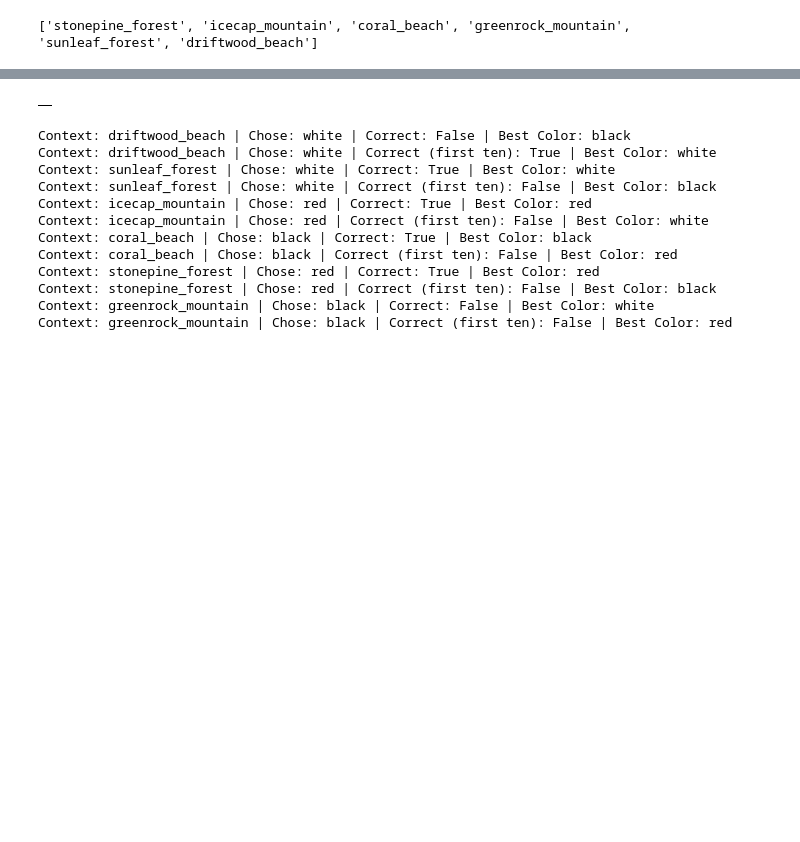
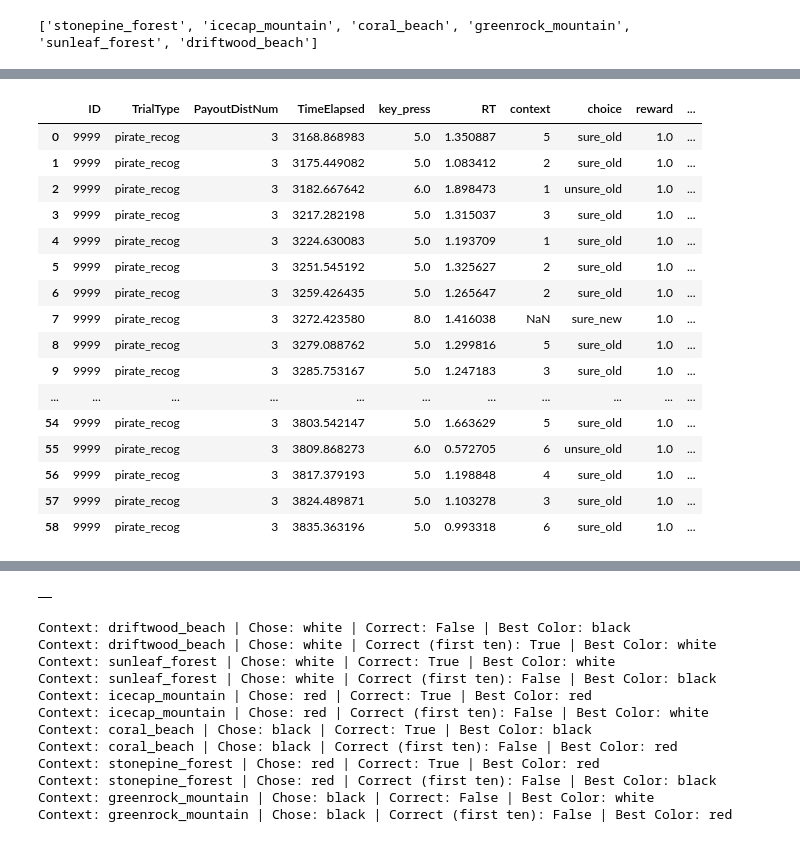
Before and after one commit to RohinPalsule/CB-PsychoPy, a Jupyter notebook: run_exp/kidGB_analysis.ipynb, the cells around one changed output, grey strips where cells are left out. Saved outputs shown, nothing was run; the diff lists cells and outputs as text; code cells hidden in the pictures; blank space fills up the shorter version.

```diff
--- a/run_exp/kidGB_analysis.ipynb
+++ b/run_exp/kidGB_analysis.ipynb
@@ -58,4 +73,4 @@ print(unique_locations)
 ['stonepine_forest', 'icecap_mountain', 'coral_beach', 'greenrock_mountain', 'sunleaf_forest', 'driftwood_beach']
 # %%
 df_individual['reward'] = pd.to_numeric(df_individual['reward'], errors='coerce')
-df_individual[df_individual['TrialType']=='pirate_recog'].dropna(axis=1, how='all').reset_index(drop='index')
+df_probe = df_individual[df_individual['TrialType']=='pirate_recog'].dropna(axis=1, how='all').reset_index(drop='index')
@@ -218 +77,22 @@ ValueError: Found input variables with inconsistent numbers of samples: [125, 12
+# %%
+df_probe = df_probe[0:59]
+df_probe
+# %% [output]
+|  | ID | TrialType | PayoutDistNum | TimeElapsed | key_press | RT | context | choice | reward | ... |
+| 0 | 9999 | pirate_recog | 3 | 3168.868983 | 5.0 | 1.350887 | 5 | sure_old | 1.0 | ... |
+| 1 | 9999 | pirate_recog | 3 | 3175.449082 | 5.0 | 1.083412 | 2 | sure_old | 1.0 | ... |
+| 2 | 9999 | pirate_recog | 3 | 3182.667642 | 6.0 | 1.898473 | 1 | unsure_old | 1.0 | ... |
+| 3 | 9999 | pirate_recog | 3 | 3217.282198 | 5.0 | 1.315037 | 3 | sure_old | 1.0 | ... |
+| 4 | 9999 | pirate_recog | 3 | 3224.630083 | 5.0 | 1.193709 | 1 | sure_old | 1.0 | ... |
+| 5 | 9999 | pirate_recog | 3 | 3251.545192 | 5.0 | 1.325627 | 2 | sure_old | 1.0 | ... |
+| 6 | 9999 | pirate_recog | 3 | 3259.426435 | 5.0 | 1.265647 | 2 | sure_old | 1.0 | ... |
+| 7 | 9999 | pirate_recog | 3 | 3272.423580 | 8.0 | 1.416038 | NaN | sure_new | 1.0 | ... |
+| 8 | 9999 | pirate_recog | 3 | 3279.088762 | 5.0 | 1.299816 | 5 | sure_old | 1.0 | ... |
+| 9 | 9999 | pirate_recog | 3 | 3285.753167 | 5.0 | 1.247183 | 3 | sure_old | 1.0 | ... |
+| ... | ... | ... | ... | ... | ... | ... | ... | ... | ... | ... |
+| 54 | 9999 | pirate_recog | 3 | 3803.542147 | 5.0 | 1.663629 | 5 | sure_old | 1.0 | ... |
+| 55 | 9999 | pirate_recog | 3 | 3809.868273 | 6.0 | 0.572705 | 6 | unsure_old | 1.0 | ... |
+| 56 | 9999 | pirate_recog | 3 | 3817.379193 | 5.0 | 1.198848 | 4 | sure_old | 1.0 | ... |
+| 57 | 9999 | pirate_recog | 3 | 3824.489871 | 5.0 | 1.103278 | 3 | sure_old | 1.0 | ... |
+| 58 | 9999 | pirate_recog | 3 | 3835.363196 | 5.0 | 0.993318 | 6 | sure_old | 1.0 | ... |
 # %%
```
Also changed, not shown: parts of 8 cells of this notebook, 4 other files.
